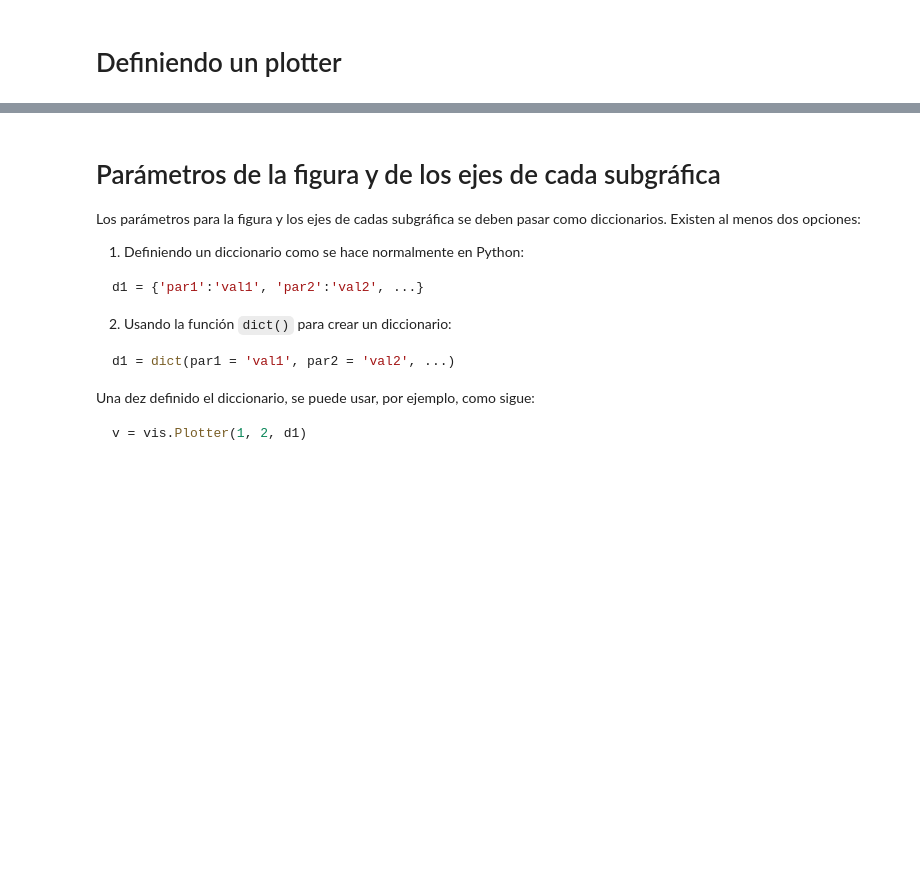
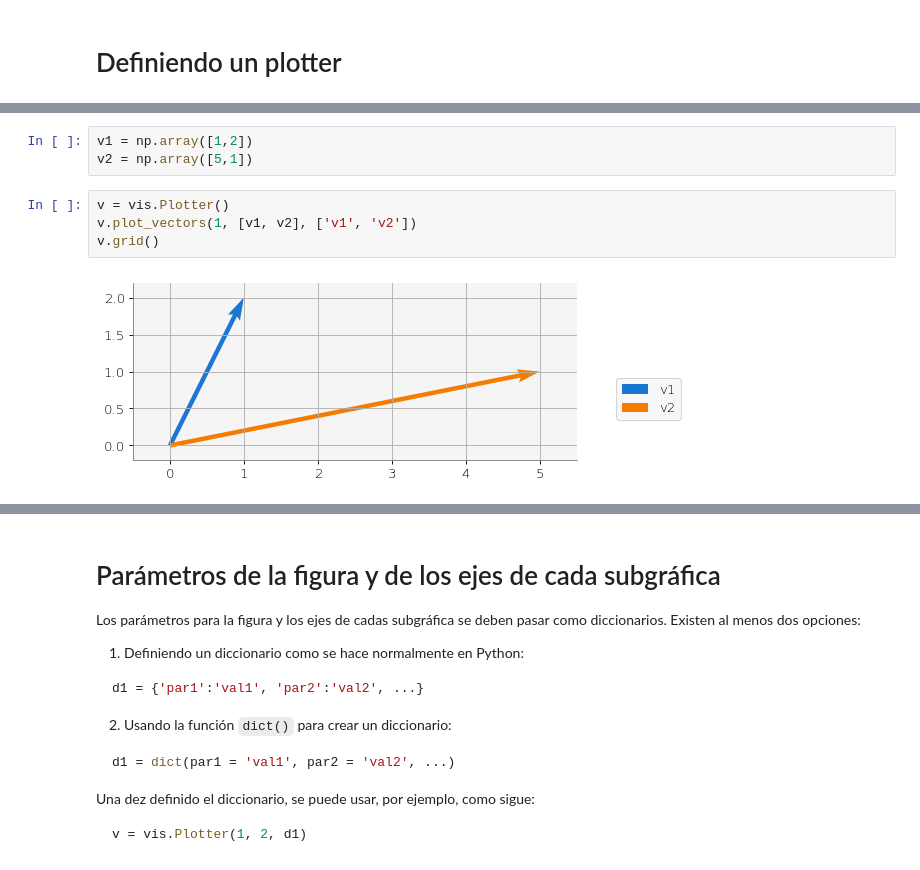
Before and after one commit to luiggix/macti_lib, a Jupyter notebook: macti/test_visual.ipynb, the cells around one changed output, grey strips where cells are left out. Drawn from its saved outputs; the diff is of its cells as text; blank space fills up the shorter version.

Commit message:
vector

```diff
--- a/macti/test_visual.ipynb
+++ b/macti/test_visual.ipynb
@@ -12,0 +10,9 @@ vis.Plotter()
+# %%
+v1 = np.array([1,2])
+v2 = np.array([5,1])
+# %%
+v = vis.Plotter()
+v.plot_vectors(1, [v1, v2], ['v1', 'v2'])
+v.grid()
+# %% [output]
+[figure, added]
```
Also changed, not shown: parts of 10 cells of this notebook, 1 other file.
